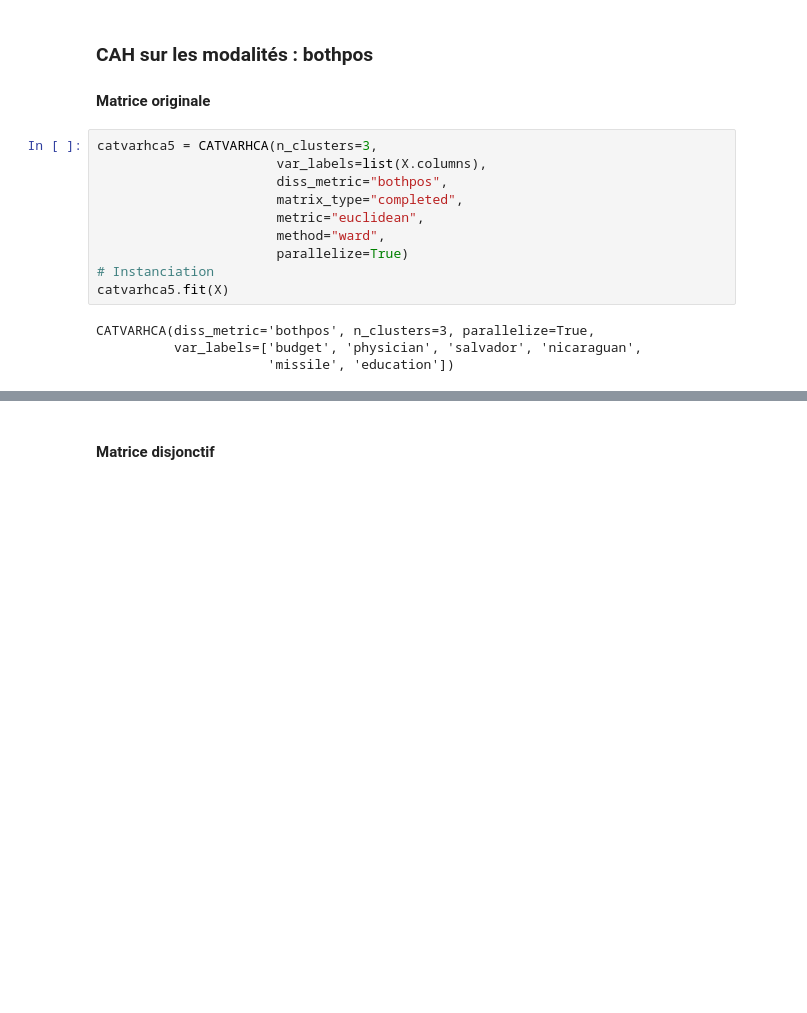
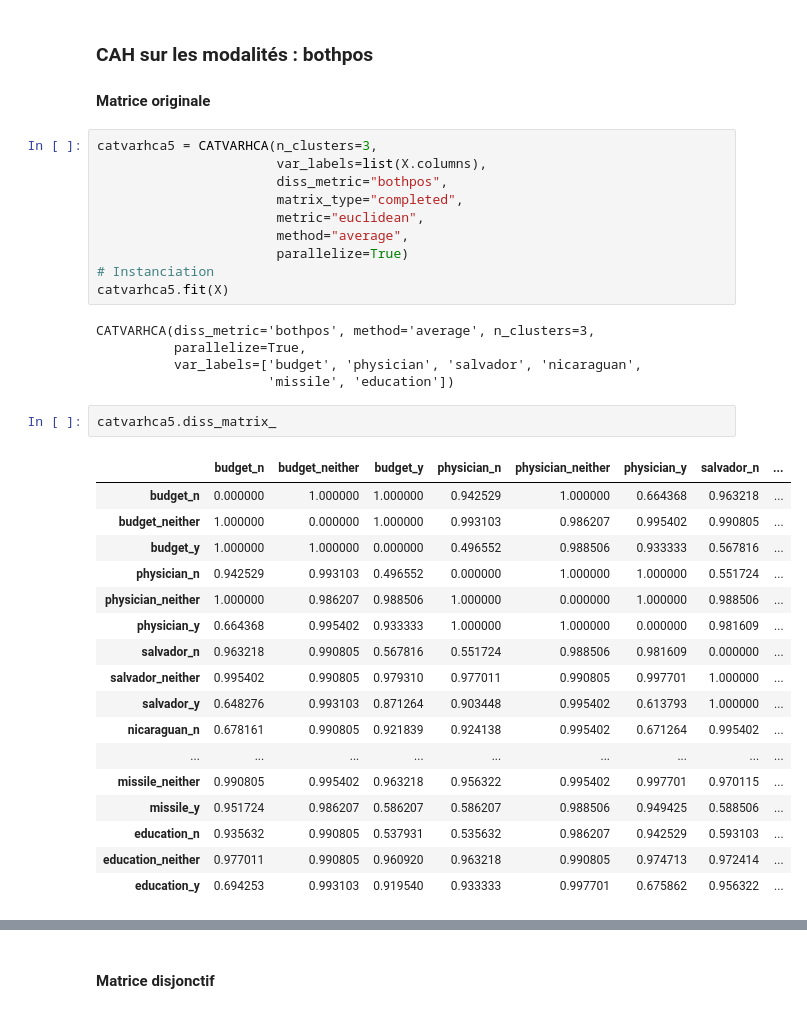
Before and after one commit to enfantbenidedieu/scientisttools, a Jupyter notebook: catvarhca.ipynb, the cells around one changed output, grey strips where cells are left out. Cells and saved outputs as stored; diff of their text form; blank space fills up the shorter version.

```diff
--- a/catvarhca.ipynb
+++ b/catvarhca.ipynb
@@ -223,14 +273,35 @@ catvarhca5 = CATVARHCA(n_clusters=3,
                        diss_metric="bothpos",
                        matrix_type="completed",
                        metric="euclidean",
-                       method="ward",
+                       method="average",
                        parallelize=True)
 # Instanciation
 catvarhca5.fit(X)
 # %% [output]
-CATVARHCA(diss_metric='bothpos', n_clusters=3, parallelize=True,
+CATVARHCA(diss_metric='bothpos', method='average', n_clusters=3,
+          parallelize=True,
           var_labels=['budget', 'physician', 'salvador', 'nicaraguan',
                       'missile', 'education'])
+# %%
+catvarhca5.diss_matrix_
+# %% [output]
+|  | budget_n | budget_neither | budget_y | physician_n | physician_neither | physician_y | salvador_n | ... |
+| budget_n | 0.000000 | 1.000000 | 1.000000 | 0.942529 | 1.000000 | 0.664368 | 0.963218 | ... |
+| budget_neither | 1.000000 | 0.000000 | 1.000000 | 0.993103 | 0.986207 | 0.995402 | 0.990805 | ... |
+| budget_y | 1.000000 | 1.000000 | 0.000000 | 0.496552 | 0.988506 | 0.933333 | 0.567816 | ... |
+| physician_n | 0.942529 | 0.993103 | 0.496552 | 0.000000 | 1.000000 | 1.000000 | 0.551724 | ... |
+| physician_neither | 1.000000 | 0.986207 | 0.988506 | 1.000000 | 0.000000 | 1.000000 | 0.988506 | ... |
+| physician_y | 0.664368 | 0.995402 | 0.933333 | 1.000000 | 1.000000 | 0.000000 | 0.981609 | ... |
+| salvador_n | 0.963218 | 0.990805 | 0.567816 | 0.551724 | 0.988506 | 0.981609 | 0.000000 | ... |
+| salvador_neither | 0.995402 | 0.990805 | 0.979310 | 0.977011 | 0.990805 | 0.997701 | 1.000000 | ... |
+| salvador_y | 0.648276 | 0.993103 | 0.871264 | 0.903448 | 0.995402 | 0.613793 | 1.000000 | ... |
+| nicaraguan_n | 0.678161 | 0.990805 | 0.921839 | 0.924138 | 0.995402 | 0.671264 | 0.995402 | ... |
+| ... | ... | ... | ... | ... | ... | ... | ... | ... |
+| missile_neither | 0.990805 | 0.995402 | 0.963218 | 0.956322 | 0.995402 | 0.997701 | 0.970115 | ... |
+| missile_y | 0.951724 | 0.986207 | 0.586207 | 0.586207 | 0.988506 | 0.949425 | 0.588506 | ... |
+| education_n | 0.935632 | 0.990805 | 0.537931 | 0.535632 | 0.986207 | 0.942529 | 0.593103 | ... |
+| education_neither | 0.977011 | 0.990805 | 0.960920 | 0.963218 | 0.990805 | 0.974713 | 0.972414 | ... |
+| education_y | 0.694253 | 0.993103 | 0.919540 | 0.933333 | 0.997701 | 0.675862 | 0.956322 | ... |
 # %%
 plot_dendrogram(catvarhca5,orientation='top',leaf_rotation=90)
 # %% [output]
```
Also changed, not shown: parts of 18 cells of this notebook, 4 other files.
